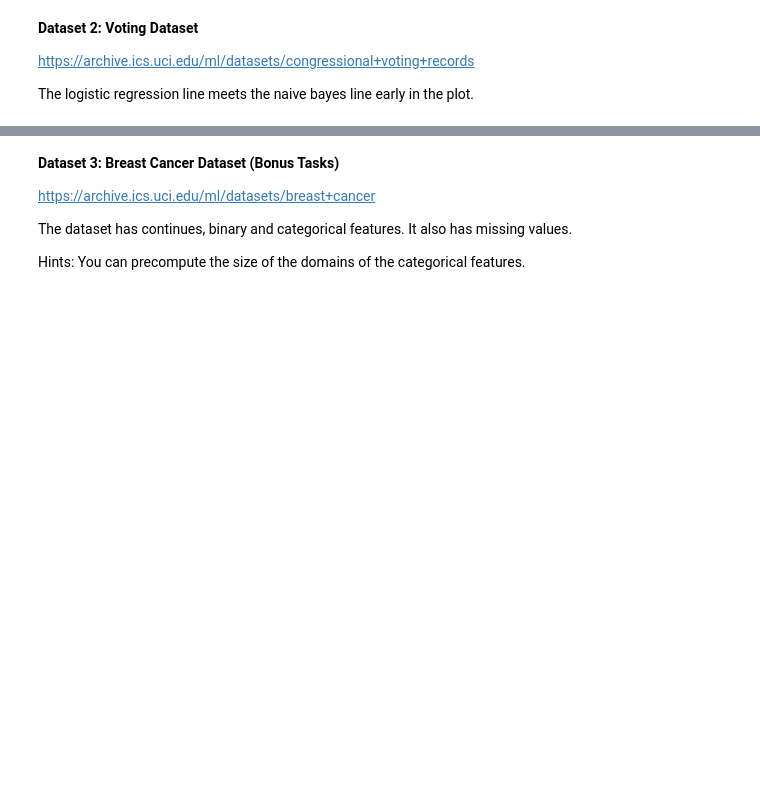
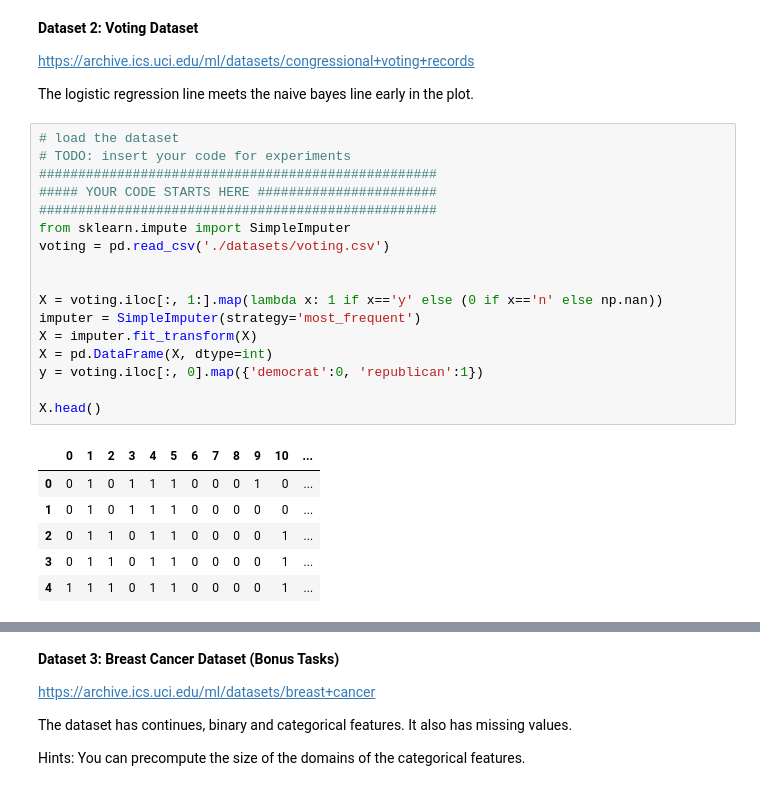
Before and after one commit to dastuzh/FDS25-T043, a Jupyter notebook: Practical 2/Practical2_skeleton_olat.ipynb, the cells around one changed output, grey strips where cells are left out. Drawn from its saved outputs; the diff is of its cells as text; blank space fills up the shorter version.

```diff
--- a/Practical 2/Practical2_skeleton_olat.ipynb
+++ b/Practical 2/Practical2_skeleton_olat.ipynb
@@ -553,3 +553,27 @@ LR accuracy: 1.0
 https://archive.ics.uci.edu/ml/datasets/congressional+voting+records
 
 The logistic regression line meets the naive bayes line early in the plot.
+# %%
+# load the dataset
+# TODO: insert your code for experiments
+###################################################
+##### YOUR CODE STARTS HERE #######################
+###################################################
+from sklearn.impute import SimpleImputer
+voting = pd.read_csv('./datasets/voting.csv')
+
+
+X = voting.iloc[:, 1:].map(lambda x: 1 if x=='y' else (0 if x=='n' else np.nan))
+imputer = SimpleImputer(strategy='most_frequent')
+X = imputer.fit_transform(X)
+X = pd.DataFrame(X, dtype=int)
+y = voting.iloc[:, 0].map({'democrat':0, 'republican':1})
+
+X.head()
+# %% [output]
+|  | 0 | 1 | 2 | 3 | 4 | 5 | 6 | 7 | 8 | 9 | 10 | ... |
+| 0 | 0 | 1 | 0 | 1 | 1 | 1 | 0 | 0 | 0 | 1 | 0 | ... |
+| 1 | 0 | 1 | 0 | 1 | 1 | 1 | 0 | 0 | 0 | 0 | 0 | ... |
+| 2 | 0 | 1 | 1 | 0 | 1 | 1 | 0 | 0 | 0 | 0 | 1 | ... |
+| 3 | 0 | 1 | 1 | 0 | 1 | 1 | 0 | 0 | 0 | 0 | 1 | ... |
+| 4 | 1 | 1 | 1 | 0 | 1 | 1 | 0 | 0 | 0 | 0 | 1 | ... |
```
Also changed, not shown: parts of 4 cells of this notebook.
